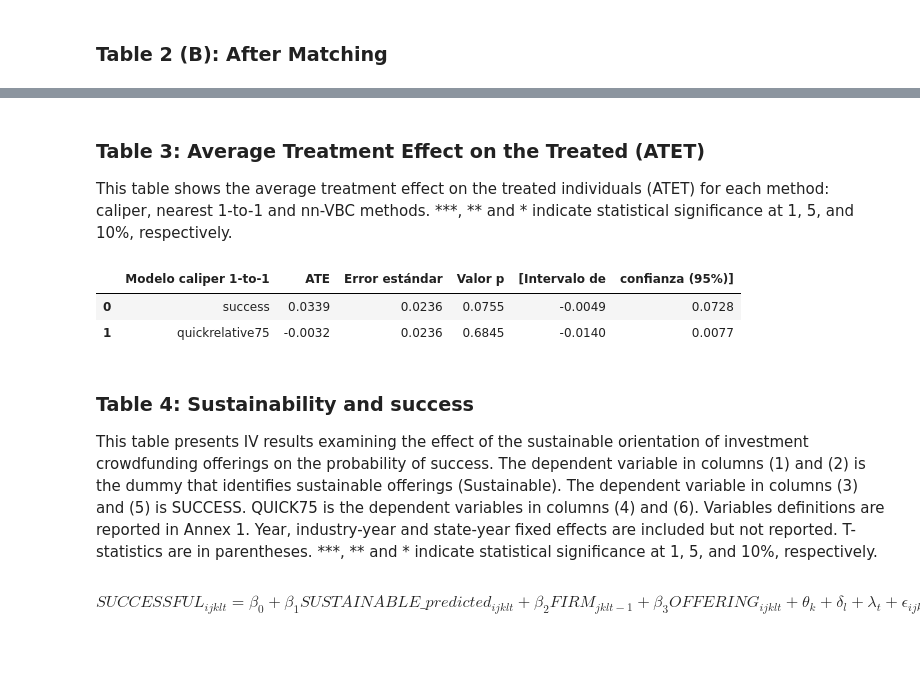
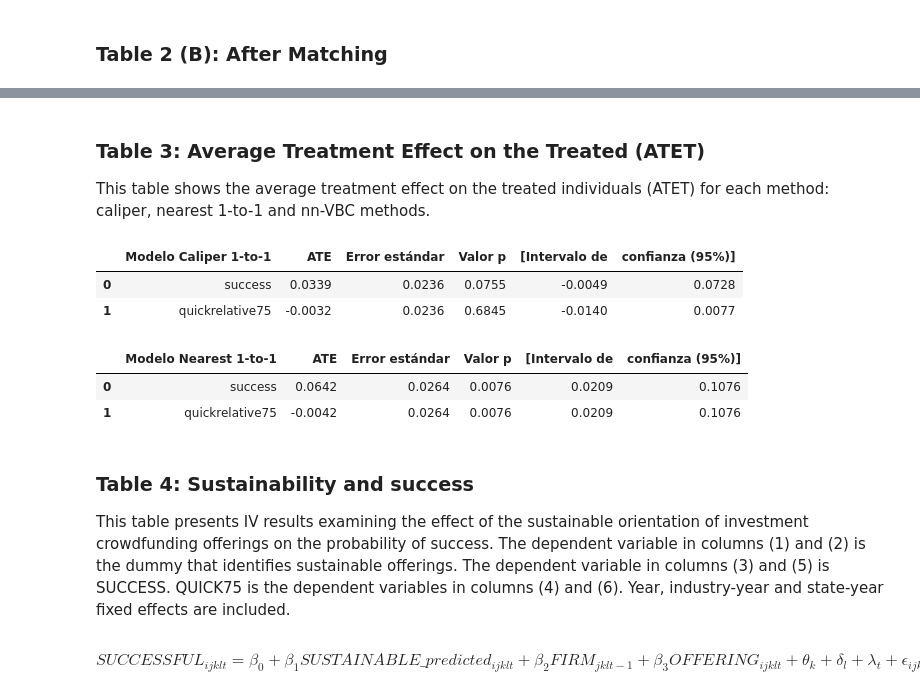
Before and after one commit to alvarorezola/MendozaEtAl2023-VC, a Jupyter notebook: script.ipynb, the cells around one changed output, grey strips where cells are left out. Saved outputs shown, nothing was run; the diff lists cells and outputs as text; code cells hidden in the pictures; blank space fills up the shorter version.

Commit message:
nearest neighbor matching finished

```diff
--- a/script.ipynb
+++ b/script.ipynb
@@ -446,49 +525,86 @@ pd.DataFrame(results).T
 # %% [markdown]
 ### Table 3: Average Treatment Effect on the Treated (ATET)
-This table shows the average treatment effect on the treated individuals (ATET) for each method: caliper, nearest 1-to-1 and nn-VBC methods. ***, ** and * indicate statistical significance at 1, 5, and 10%, respectively.
+This table shows the average treatment effect on the treated individuals (ATET) for each method: caliper, nearest 1-to-1 and nn-VBC methods.
 # %%
 caliper_ate_success = caliper_df_matched.groupby("sustainable")["exito"].mean().diff().iloc[-1]
 caliper_ate_quick = caliper_df_matched.groupby("sustainable")["quick75relative"].mean().diff().iloc[-1]
 caliper_se = ate_se(caliper_df_matched)
+
+nearest_ate_success = nearest_df_matched.groupby("sustainable")["exito"].mean().diff().iloc[-1]
+nearest_ate_quick = nearest_df_matched.groupby("sustainable")["quick75relative"].mean().diff().iloc[-1]
+nearest_se = ate_se(nearest_df_matched)
 
 # realizar una preuba de t de dos muestras independientes y obtener los valores p y los intervalso de confianza al 95%
 caliper_success_tstat, caliper_success_pvalue, caliper_success_desc = sms.ttest_ind(
     caliper_df_matched[caliper_df_matched.sustainable == 1].exito.values,
     caliper_df_matched[caliper_df_matched.sustainable == 0].exito.values,
     usevar="unequal",
     alternative="larger",
     value=0
 )
-lower_limit_success, upper_limit_success = confidence_interval(caliper_df_matched[caliper_df_matched.sustainable == 1].exito.values,
+lower_limit_success_caliper, upper_limit_success_caliper = confidence_interval(caliper_df_matched[caliper_df_matched.sustainable == 1].exito.values,
                                                                caliper_df_matched[caliper_df_matched.sustainable == 0].exito.values)
+
+# realizar una preuba de t de dos muestras independientes y obtener los valores p y los intervalso de confianza al 95%
+nearest_success_tstat, nearest_success_pvalue, nearest_success_desc = sms.ttest_ind(
+    nearest_df_matched[nearest_df_matched.sustainable == 1].exito.values,
+    nearest_df_matched[nearest_df_matched.sustainable == 0].exito.values,
+    usevar="unequal",
+    alternative="larger",
+    value=0
+)
+lower_limit_success_nearest, upper_limit_success_nearest = confidence_interval(nearest_df_matched[nearest_df_matched.sustainable == 1].exito.values,
+                                                                               nearest_df_matched[nearest_df_matched.sustainable == 0].exito.values)
 
 # realizar una preuba de t de dos muestras independientes y obtener los valores p y los intervalso de confianza al 95%
 caliper_quick_tstat, caliper_quick_pvalue, caliper_quick_desc = sms.ttest_ind(
     caliper_df_matched[caliper_df_matched.sustainable == 1].quick75relative.values,
     caliper_df_matched[caliper_df_matched.sustainable == 0].quick75relative.values,
     usevar="unequal",
     alternative="larger",
     value=0
 )
 
-lower_limit_quick, upper_limit_quick = confidence_interval(caliper_df_matched[caliper_df_matched.sustainable == 1].quick75relative.values,
+lower_limit_quick_caliper, upper_limit_quick_caliper = confidence_interval(caliper_df_matched[caliper_df_matched.sustainable == 1].quick75relative.values,
                                                            caliper_df_matched[caliper_df_matched.sustainable == 0].quick75relative.values)
 
-data = {"Modelo caliper 1-to-1": ["success", "quickrelative75"],
-        "ATE": [caliper_ate_success, caliper_ate_quick],
-        "Error estándar": [caliper_se, caliper_se],
-        "Valor p": [caliper_success_pvalue, caliper_quick_pvalue],
-        "[Intervalo de": [lower_limit_success, lower_limit_quick],
-        "confianza (95%)]": [upper_limit_success, upper_limit_quick]}
+# realizar una preuba de t de dos muestras independientes y obtener los valores p y los intervalso de confianza al 95%
+nearest_quick_tstat, nearest_quick_pvalue, nearest_quick_desc = sms.ttest_ind(
+    nearest_df_matched[nearest_df_matched.sustainable == 1].exito.values,
+    nearest_df_matched[nearest_df_matched.sustainable == 0].exito.values,
+    usevar="unequal",
+    alternative="larger",
+    value=0
+)
+lower_limit_quick_nearest, upper_limit_quick_nearest = confidence_interval(nearest_df_matched[nearest_df_matched.sustainable == 1].exito.values,
+                                                                           nearest_df_matched[nearest_df_matched.sustainable == 0].exito.values)
 
-pd.DataFrame(data).round(4)
+data_caliper = {"Modelo Caliper 1-to-1": ["success", "quickrelative75"],
+                "ATE": [caliper_ate_success, caliper_ate_quick],
+                "Error estándar": [caliper_se, caliper_se],
+                "Valor p": [caliper_success_pvalue, caliper_quick_pvalue],
+                "[Intervalo de": [lower_limit_success_caliper, lower_limit_quick_caliper],
+                "confianza (95%)]": [upper_limit_success_caliper, upper_limit_quick_caliper]}
+
+data_nearest = {"Modelo Nearest 1-to-1": ["success", "quickrelative75"],
+                "ATE": [nearest_ate_success, nearest_ate_quick],
+                "Error estándar": [nearest_se, nearest_se],
+                "Valor p": [nearest_success_pvalue, nearest_quick_pvalue],
+                "[Intervalo de": [lower_limit_success_nearest, lower_limit_quick_nearest],
+                "confianza (95%)]": [upper_limit_success_nearest, upper_limit_quick_nearest]}
+
+display(pd.DataFrame(data_caliper).round(4))
+display(pd.DataFrame(data_nearest).round(4))
 # %% [output]
-|  | Modelo caliper 1-to-1 | ATE | Error estándar | Valor p | [Intervalo de | confianza (95%)] |
+|  | Modelo Caliper 1-to-1 | ATE | Error estándar | Valor p | [Intervalo de | confianza (95%)] |
 | 0 | success | 0.0339 | 0.0236 | 0.0755 | -0.0049 | 0.0728 |
 | 1 | quickrelative75 | -0.0032 | 0.0236 | 0.6845 | -0.0140 | 0.0077 |
+|  | Modelo Nearest 1-to-1 | ATE | Error estándar | Valor p | [Intervalo de | confianza (95%)] |
+| 0 | success | 0.0642 | 0.0264 | 0.0076 | 0.0209 | 0.1076 |
+| 1 | quickrelative75 | -0.0042 | 0.0264 | 0.0076 | 0.0209 | 0.1076 |
 # %% [markdown]
 ### Table 4: Sustainability and success
-This table presents IV results examining the effect of the sustainable orientation of investment crowdfunding offerings on the probability of success. The dependent variable in columns (1) and (2) is the dummy that identifies sustainable offerings (Sustainable). The dependent variable in columns (3) and (5) is SUCCESS. QUICK75 is the dependent variables in columns (4) and (6). Variables definitions are reported in Annex 1. Year, industry-year and state-year fixed effects are included but not reported. T-statistics are in parentheses. ***, ** and * indicate statistical significance at 1, 5, and 10%, respectively.
+This table presents IV results examining the effect of the sustainable orientation of investment crowdfunding offerings on the probability of success. The dependent variable in columns (1) and (2) is the dummy that identifies sustainable offerings. The dependent variable in columns (3) and (5) is SUCCESS. QUICK75 is the dependent variables in columns (4) and (6). Year, industry-year and state-year fixed effects are included.
 # %% [markdown]
 $$
 SUCCESSFUL_{ijklt} = \beta_0 + \beta_1SUSTAINABLE\_predicted_{ijklt} + \beta_2FIRM_{jklt-1} + \beta_3OFFERING_{ijklt} + \theta_k + \delta_l + \lambda_t + \epsilon_{ijklt}
```
Also changed, not shown: parts of 9 cells of this notebook, 3 other files.
